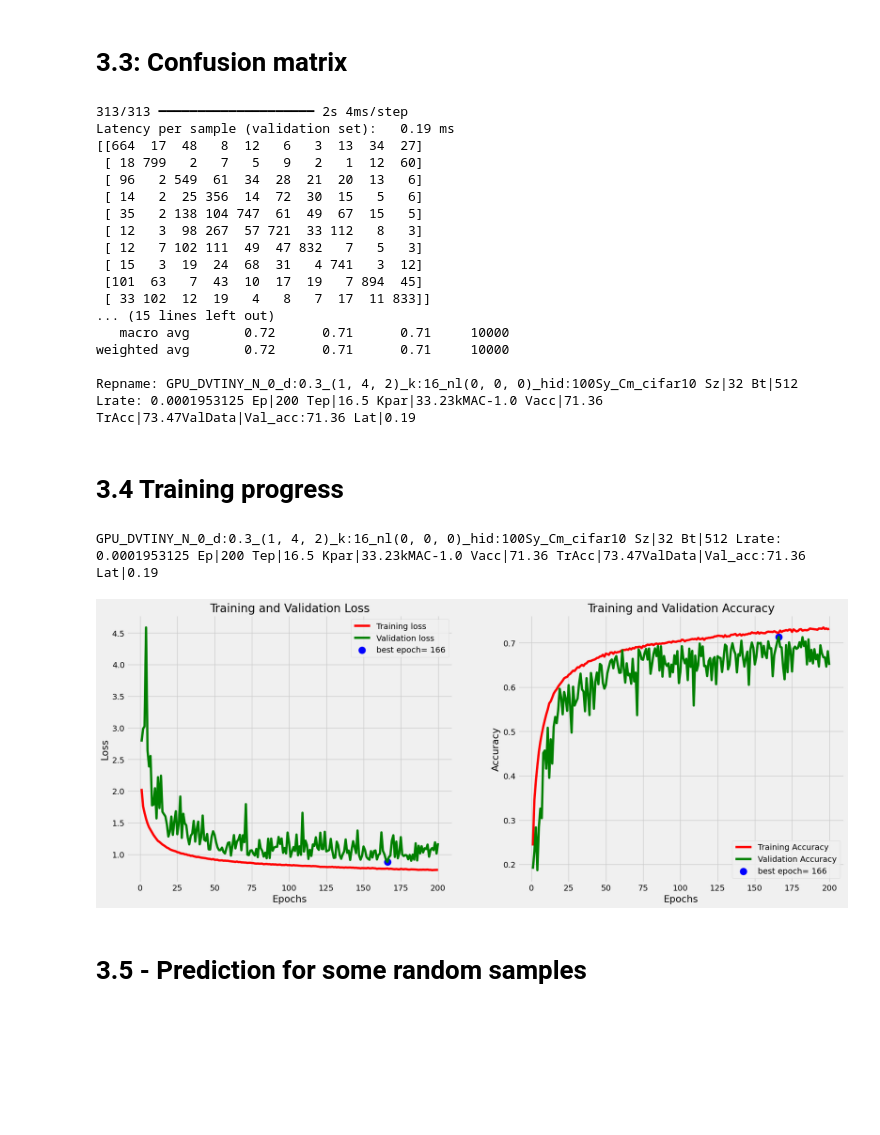
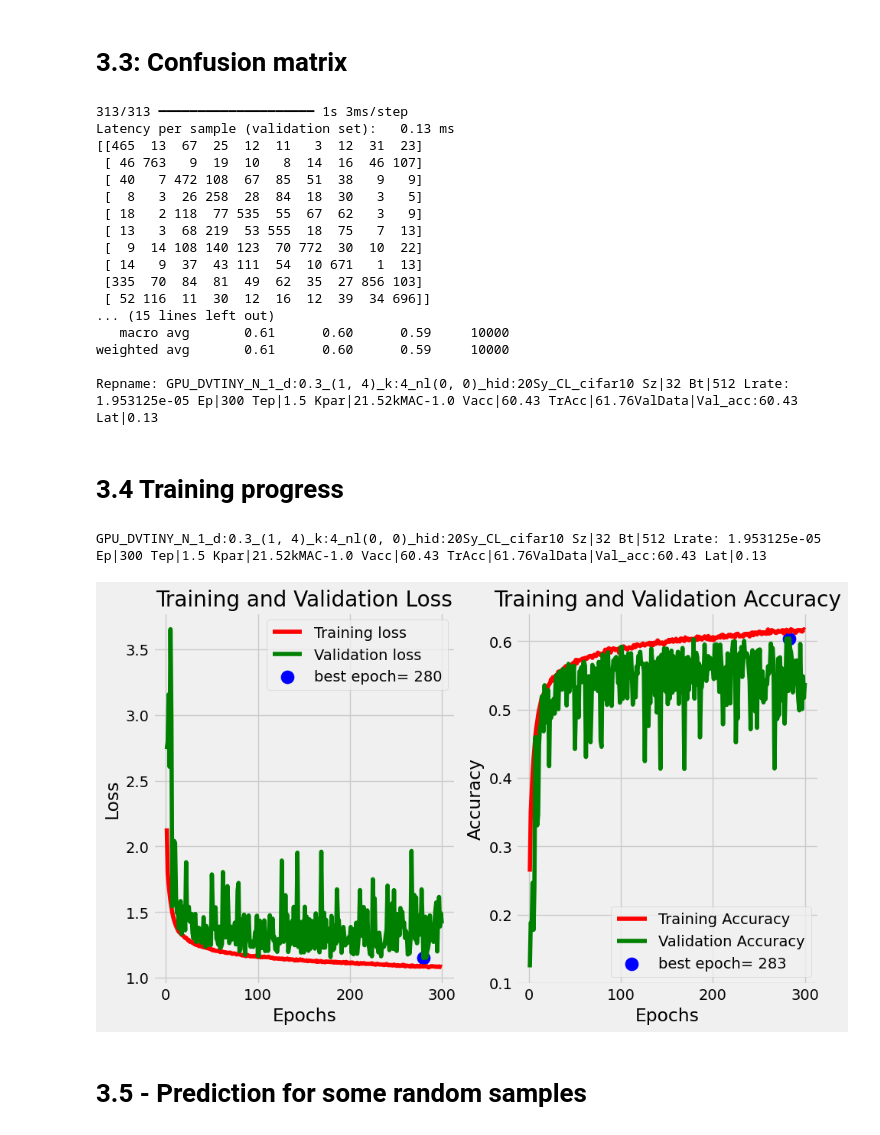
Before and after one commit to radu-dogaru/comparative-synapse-in-dvtiny-model, a Jupyter notebook: comp-dvtiny-v1.ipynb, the cells around one changed output. Cells and saved outputs as stored; diff of their text form; code cells hidden in the pictures; blank space fills up the shorter version.

```diff
--- a/comp-dvtiny-v1.ipynb
+++ b/comp-dvtiny-v1.ipynb
@@ -889,7 +888,7 @@ version='DVTINY'
 # it shares some similarities with HVTINY (see above) but has a simplified structure
 #myflat=1; my_profil=(); myk=4; mynl=(1,0); mydrp=0.3; myhid=0; mysyn='Cc'   # Comparative optimal 'CL' Multiplicative 'Mm'
 # Other examples
-myflat=0; my_profil=(1,4,2); myk=16; mynl=(0,0,0); mydrp=0.3; myhid=100; mysyn='CL'
+myflat=1; my_profil=(1,4); myk=4; mynl=(0,0); mydrp=0.3; myhid=20; mysyn='CL'
 # Without convolutions
 #myflat=1; my_profil=(); myk=4; mynl=(); mydrp=0; myhid=100; mysyn='CL'
 
@@ -903,7 +902,7 @@ myflat=0; my_profil=(1,4,2); myk=16; mynl=(0,0,0); mydrp=0.3; myhid=100; mysyn='
 # Generally the CL models would give better accuracy than cL (but cL has very low complexity employing only depthwise synapses)
 # Y:  m - multiplicative ,c - comparative  or L (recommended - comparative with L1 norm)
 #-------------------------------------------
-lrate=0.1/batch_size
+lrate=0.01/batch_size
 myact='relu'  # or 'hard_silu' (may increase accuracy but adds extra resources) / not implemented here
 myscale=False  #  false if already scaled ; True elsewhere
 model=dvtiny(input_shape=input_shape, num_classes=num_classes, flat=myflat, my_hid=myhid, profil=my_profil, k=myk, nl=mynl, scale=myscale, drop=mydrp, lr=lrate, typs=mysyn)
@@ -977,7 +970,7 @@ checkpoint = ModelCheckpoint('best_model.keras', monitor= 'val_accuracy', mode=
 # %%
 
 # Copyright Radu and Ioana Dogaru, contact radu.dogaru@upb.ro
-epoci= 10 # epochs
+epoci= 300 # epochs
 
 import time as ti
 t1=ti.time()
@@ -1148,23 +1141,23 @@ rep=rep+' Tep|'+str(my_eptr)+' Kpar|'+str(kpars)+'kMAC'+str(my_MAC)+' Vacc|'+str
 rep=rep+tsts+' Lat|'+str(my_latency)
 print('Repname: '+rep)
 # %% [output]
-313/313 ━━━━━━━━━━━━━━━━━━━━ 2s 4ms/step
-Latency per sample (validation set):   0.19 ms
-[[664  17  48   8  12   6   3  13  34  27]
- [ 18 799   2   7   5   9   2   1  12  60]
- [ 96   2 549  61  34  28  21  20  13   6]
- [ 14   2  25 356  14  72  30  15   5   6]
- [ 35   2 138 104 747  61  49  67  15   5]
- [ 12   3  98 267  57 721  33 112   8   3]
- [ 12   7 102 111  49  47 832   7   5   3]
- [ 15   3  19  24  68  31   4 741   3  12]
- [101  63   7  43  10  17  19   7 894  45]
- [ 33 102  12  19   4   8   7  17  11 833]]
+313/313 ━━━━━━━━━━━━━━━━━━━━ 1s 3ms/step
+Latency per sample (validation set):   0.13 ms
+[[465  13  67  25  12  11   3  12  31  23]
+ [ 46 763   9  19  10   8  14  16  46 107]
+ [ 40   7 472 108  67  85  51  38   9   9]
+ [  8   3  26 258  28  84  18  30   3   5]
+ [ 18   2 118  77 535  55  67  62   3   9]
+ [ 13   3  68 219  53 555  18  75   7  13]
+ [  9  14 108 140 123  70 772  30  10  22]
+ [ 14   9  37  43 111  54  10 671   1  13]
+ [335  70  84  81  49  62  35  27 856 103]
+ [ 52 116  11  30  12  16  12  39  34 696]]
 ... (15 lines left out)
-   macro avg       0.72      0.71      0.71     10000
-weighted avg       0.72      0.71      0.71     10000
+   macro avg       0.61      0.60      0.59     10000
+weighted avg       0.61      0.60      0.59     10000
 
-Repname: GPU_DVTINY_N_0_d:0.3_(1, 4, 2)_k:16_nl(0, 0, 0)_hid:100Sy_Cm_cifar10 Sz|32 Bt|512 Lrate: 0.0001953125 Ep|200 Tep|16.5 Kpar|33.23kMAC-1.0 Vacc|71.36 TrAcc|73.47ValData|Val_acc:71.36 Lat|0.19
+Repname: GPU_DVTINY_N_1_d:0.3_(1, 4)_k:4_nl(0, 0)_hid:20Sy_CL_cifar10 Sz|32 Bt|512 Lrate: 1.953125e-05 Ep|300 Tep|1.5 Kpar|21.52kMAC-1.0 Vacc|60.43 TrAcc|61.76ValData|Val_acc:60.43 Lat|0.13
 # %%
 # saving the model if desired
 model.save(rep+'.keras')
@@ -1183,36 +1176,39 @@ val_lowest = val_loss[index_loss]
 index_acc = np.argmax(val_acc)
 acc_highest = val_acc[index_acc]
 Epochs = [i+1 for i in range(len(tr_acc))]
 loss_label = f'best epoch= {str(index_loss + 1)}'
 acc_label = f'best epoch= {str(index_acc + 1)}'
 
 # Plot training history
-plt.figure(figsize= (20, 8))
+plt.figure(figsize= (10, 6))  #
 plt.style.use('fivethirtyeight')
 
 plt.subplot(1, 2, 1)
 plt.plot(Epochs, tr_loss, 'r', label= 'Training loss')
 plt.plot(Epochs, val_loss, 'g', label= 'Validation loss')
 plt.scatter(index_loss + 1, val_lowest, s= 150, c= 'blue', label= loss_label)
 plt.title('Training and Validation Loss')
 plt.xlabel('Epochs')
 plt.ylabel('Loss')
 plt.legend()
 
 plt.subplot(1, 2, 2)
 plt.plot(Epochs, tr_acc, 'r', label= 'Training Accuracy')
 plt.plot(Epochs, val_acc, 'g', label= 'Validation Accuracy')
 plt.scatter(index_acc + 1 , acc_highest, s= 150, c= 'blue', label= acc_label)
 plt.title('Training and Validation Accuracy')
 plt.xlabel('Epochs')
 plt.ylabel('Accuracy')
 plt.legend()
 
+
+#plt.subplots_adjust(hspace=0.4)
+
 plt.tight_layout
 plt.show()
 # %% [output]
-GPU_DVTINY_N_0_d:0.3_(1, 4, 2)_k:16_nl(0, 0, 0)_hid:100Sy_Cm_cifar10 Sz|32 Bt|512 Lrate: 0.0001953125 Ep|200 Tep|16.5 Kpar|33.23kMAC-1.0 Vacc|71.36 TrAcc|73.47ValData|Val_acc:71.36 Lat|0.19
+GPU_DVTINY_N_1_d:0.3_(1, 4)_k:4_nl(0, 0)_hid:20Sy_CL_cifar10 Sz|32 Bt|512 Lrate: 1.953125e-05 Ep|300 Tep|1.5 Kpar|21.52kMAC-1.0 Vacc|60.43 TrAcc|61.76ValData|Val_acc:60.43 Lat|0.13
-[figure, old version]
+[figure, new version]
 # %% [markdown]
 # 3.5 - Prediction for some random samples
 # %%
```
Also changed, not shown: parts of 7 cells of this notebook.
